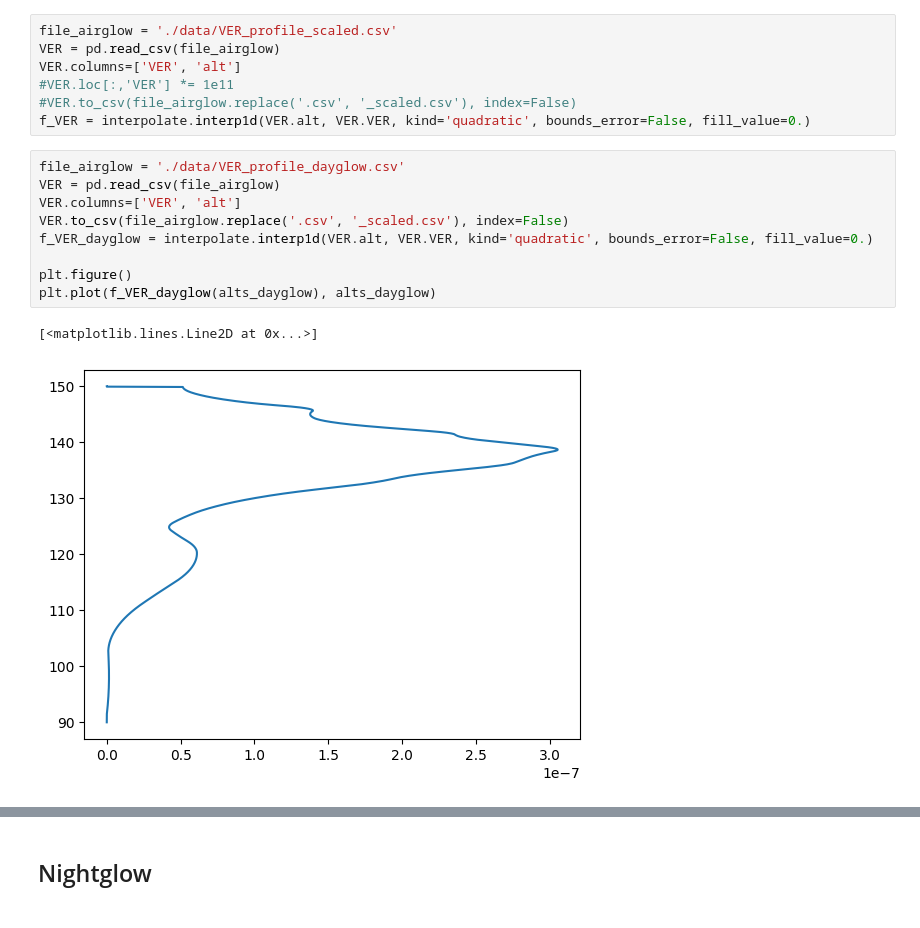
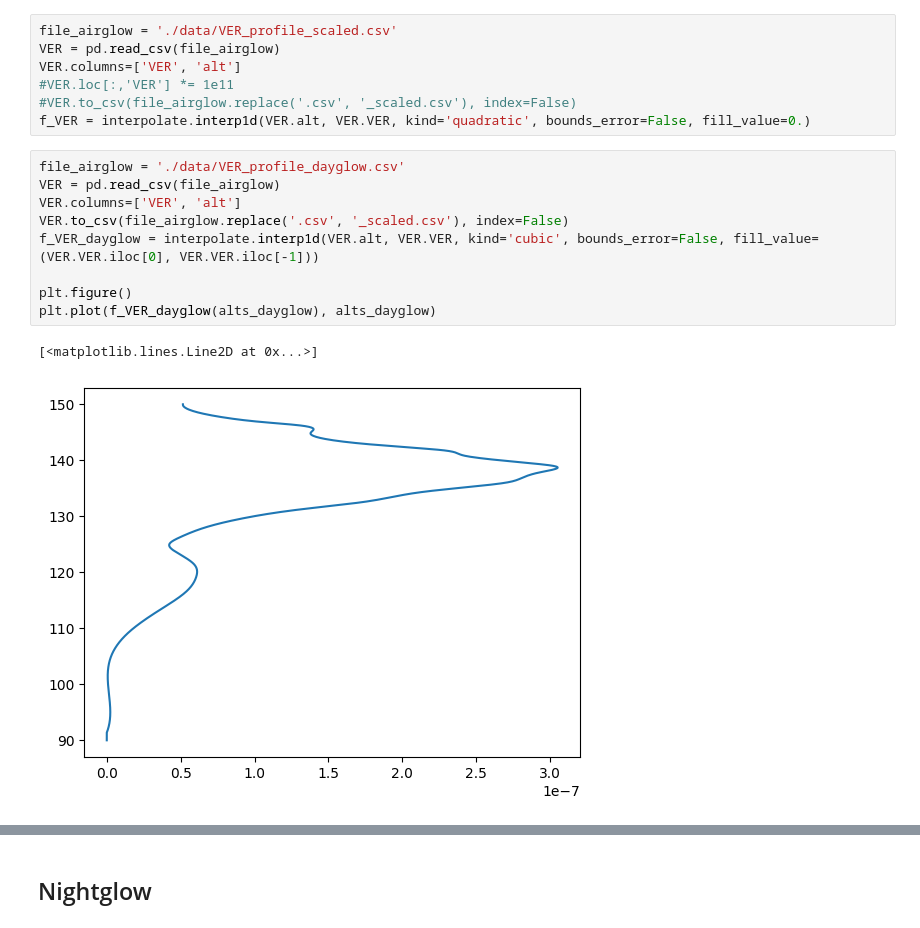
Before and after one commit to QuentinBrissaud/Venus_Detectability, a Jupyter notebook: compute_airglow_response.ipynb, the cells around one changed output, grey strips where cells are left out. Cells and saved outputs as stored; diff of their text form.

```diff
--- a/compute_airglow_response.ipynb
+++ b/compute_airglow_response.ipynb
@@ -23,15 +205,15 @@ f_VER = interpolate.interp1d(VER.alt, VER.VER, kind='quadratic', bounds_error=Fa
 # %%
 file_airglow = './data/VER_profile_dayglow.csv'
 VER = pd.read_csv(file_airglow)
 VER.columns=['VER', 'alt']
 VER.to_csv(file_airglow.replace('.csv', '_scaled.csv'), index=False)
-f_VER_dayglow = interpolate.interp1d(VER.alt, VER.VER, kind='quadratic', bounds_error=False, fill_value=0.)
+f_VER_dayglow = interpolate.interp1d(VER.alt, VER.VER, kind='cubic', bounds_error=False, fill_value=(VER.VER.iloc[0], VER.VER.iloc[-1]))
 
 plt.figure()
 plt.plot(f_VER_dayglow(alts_dayglow), alts_dayglow)
 # %% [output]
 [<matplotlib.lines.Line2D at 0x...>]
-[figure, old version]
+[figure, new version]
 # %%
 file_atmos = './data/profile_VCD_for_scaling_pd.csv'
 profile = pd.read_csv(file_atmos)
```
Also changed, not shown: parts of 35 cells of this notebook, 9 other files.
